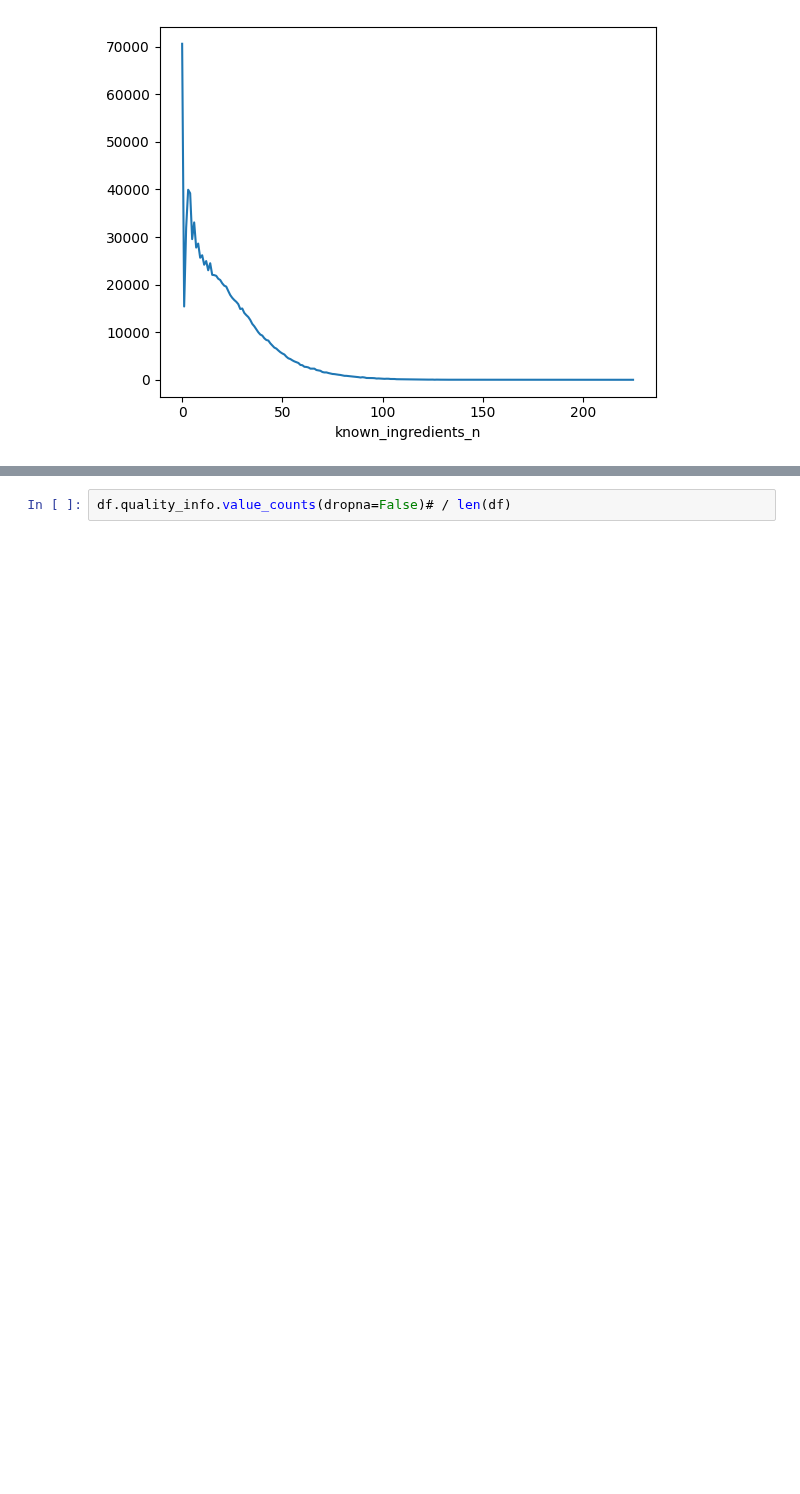
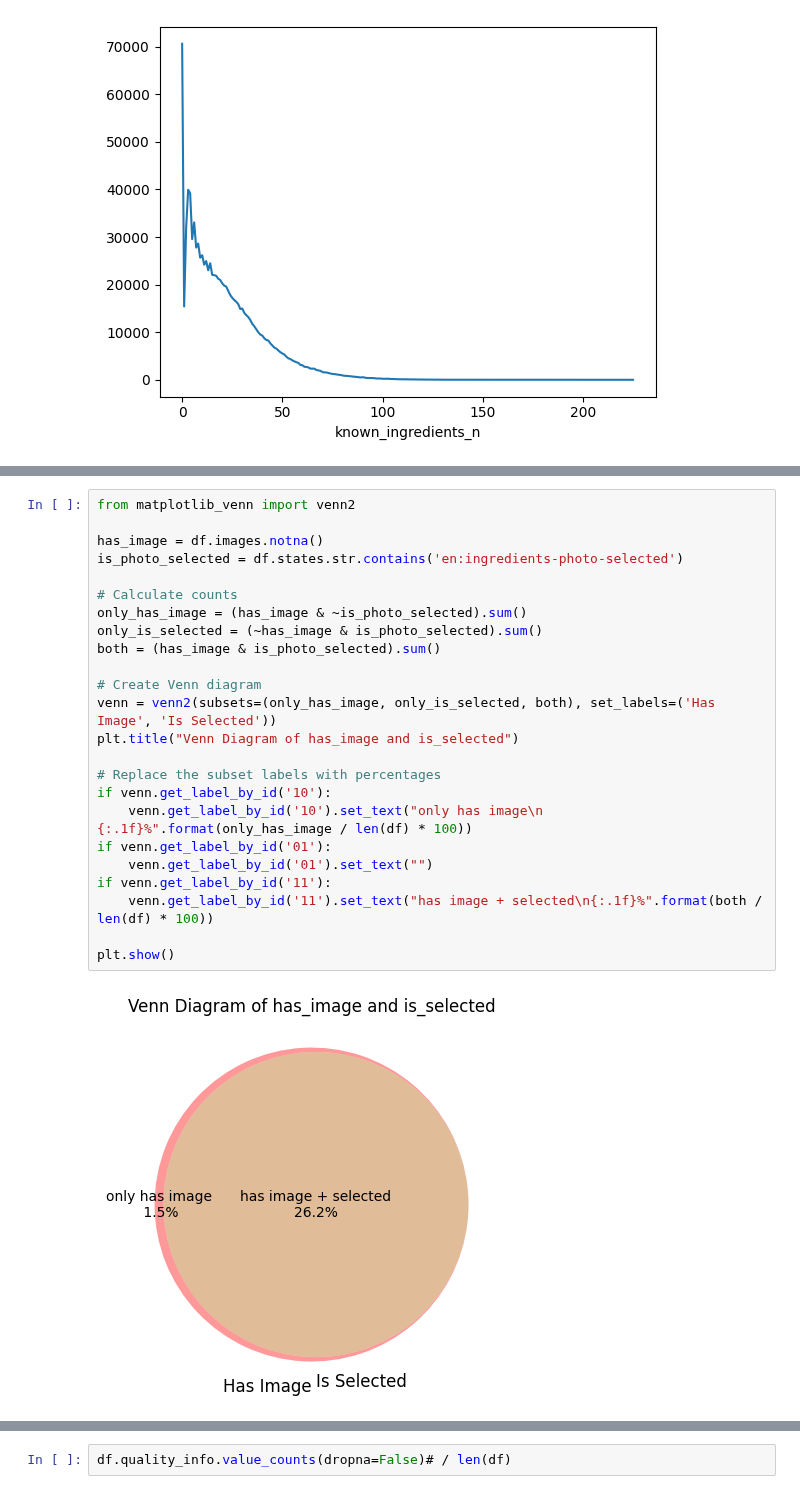
Before and after one commit to goerlitz/openfoodfacts-data-analysis, a Jupyter notebook: notebooks/13_analyze_ingredients.ipynb, the cells around one changed output, grey strips where cells are left out. Drawn from its saved outputs; the diff is of its cells as text; blank space fills up the shorter version.

```diff
--- a/notebooks/13_analyze_ingredients.ipynb
+++ b/notebooks/13_analyze_ingredients.ipynb
@@ -312,0 +414,26 @@ Name: count, Length: 5478, dtype: int64
+# %%
+from matplotlib_venn import venn2
+
+has_image = df.images.notna()
+is_photo_selected = df.states.str.contains('en:ingredients-photo-selected')
+
+# Calculate counts
+only_has_image = (has_image & ~is_photo_selected).sum()
+only_is_selected = (~has_image & is_photo_selected).sum()
+both = (has_image & is_photo_selected).sum()
+
+# Create Venn diagram
+venn = venn2(subsets=(only_has_image, only_is_selected, both), set_labels=('Has Image', 'Is Selected'))
+plt.title("Venn Diagram of has_image and is_selected")
+
+# Replace the subset labels with percentages
+if venn.get_label_by_id('10'):
+    venn.get_label_by_id('10').set_text("only has image\n {:.1f}%".format(only_has_image / len(df) * 100))
+if venn.get_label_by_id('01'):
+    venn.get_label_by_id('01').set_text("")
+if venn.get_label_by_id('11'):
+    venn.get_label_by_id('11').set_text("has image + selected\n{:.1f}%".format(both / len(df) * 100))
+
+plt.show()
+# %% [output]
+[figure, added]
```
Also changed, not shown: parts of 21 cells of this notebook.
